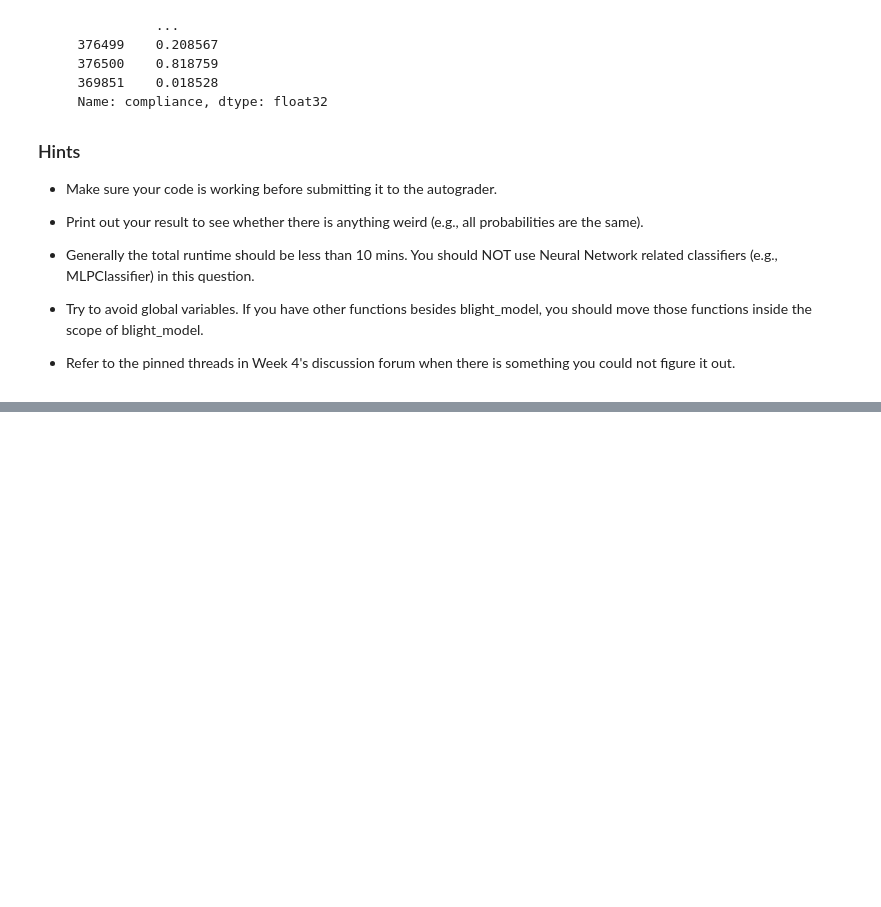
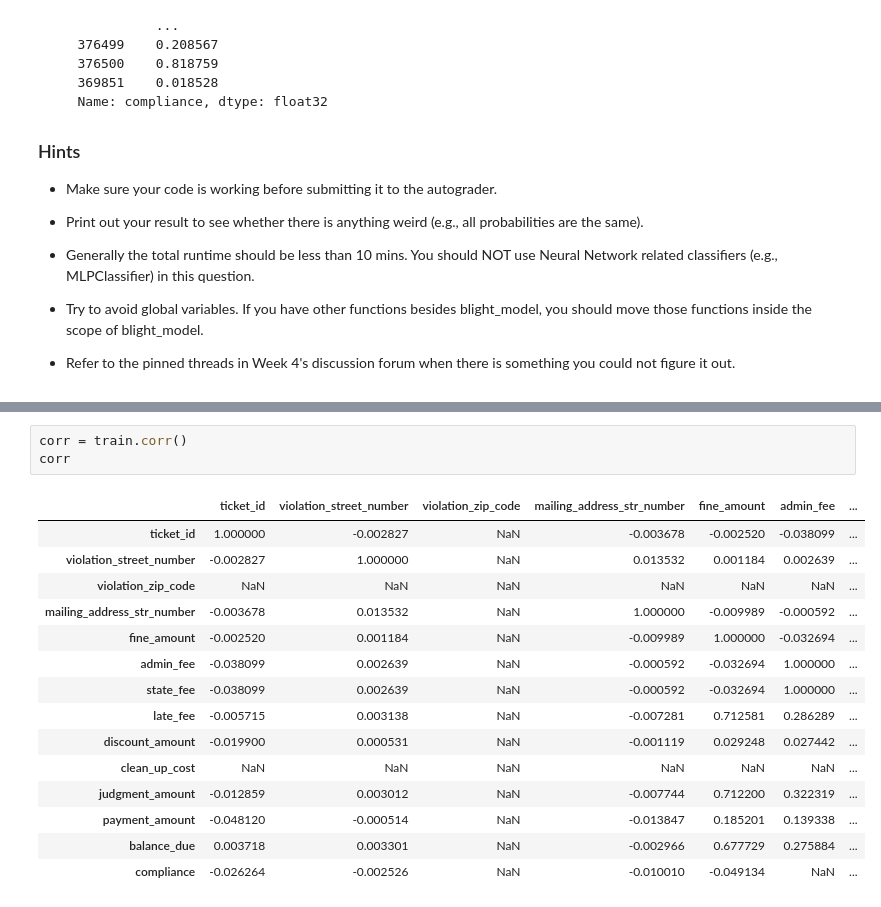
Before and after one commit to AustinChase/Applied_Data_Science, a Jupyter notebook: Module_3/Assignment+4.ipynb, the cells around one changed output, grey strips where cells are left out. Drawn from its saved outputs; the diff is of its cells as text; blank space fills up the shorter version.

```diff
--- a/Module_3/Assignment+4.ipynb
+++ b/Module_3/Assignment+4.ipynb
@@ -114,0 +153,19 @@ Example:
+# %%
+corr = train.corr()
+corr
+# %% [output]
+|  | ticket_id | violation_street_number | violation_zip_code | mailing_address_str_number | fine_amount | admin_fee | ... |
+| ticket_id | 1.000000 | -0.002827 | NaN | -0.003678 | -0.002520 | -0.038099 | ... |
+| violation_street_number | -0.002827 | 1.000000 | NaN | 0.013532 | 0.001184 | 0.002639 | ... |
+| violation_zip_code | NaN | NaN | NaN | NaN | NaN | NaN | ... |
+| mailing_address_str_number | -0.003678 | 0.013532 | NaN | 1.000000 | -0.009989 | -0.000592 | ... |
+| fine_amount | -0.002520 | 0.001184 | NaN | -0.009989 | 1.000000 | -0.032694 | ... |
+| admin_fee | -0.038099 | 0.002639 | NaN | -0.000592 | -0.032694 | 1.000000 | ... |
+| state_fee | -0.038099 | 0.002639 | NaN | -0.000592 | -0.032694 | 1.000000 | ... |
+| late_fee | -0.005715 | 0.003138 | NaN | -0.007281 | 0.712581 | 0.286289 | ... |
+| discount_amount | -0.019900 | 0.000531 | NaN | -0.001119 | 0.029248 | 0.027442 | ... |
+| clean_up_cost | NaN | NaN | NaN | NaN | NaN | NaN | ... |
+| judgment_amount | -0.012859 | 0.003012 | NaN | -0.007744 | 0.712200 | 0.322319 | ... |
+| payment_amount | -0.048120 | -0.000514 | NaN | -0.013847 | 0.185201 | 0.139338 | ... |
+| balance_due | 0.003718 | 0.003301 | NaN | -0.002966 | 0.677729 | 0.275884 | ... |
+| compliance | -0.026264 | -0.002526 | NaN | -0.010010 | -0.049134 | NaN | ... |
```
Also changed, not shown: parts of 8 cells of this notebook.
